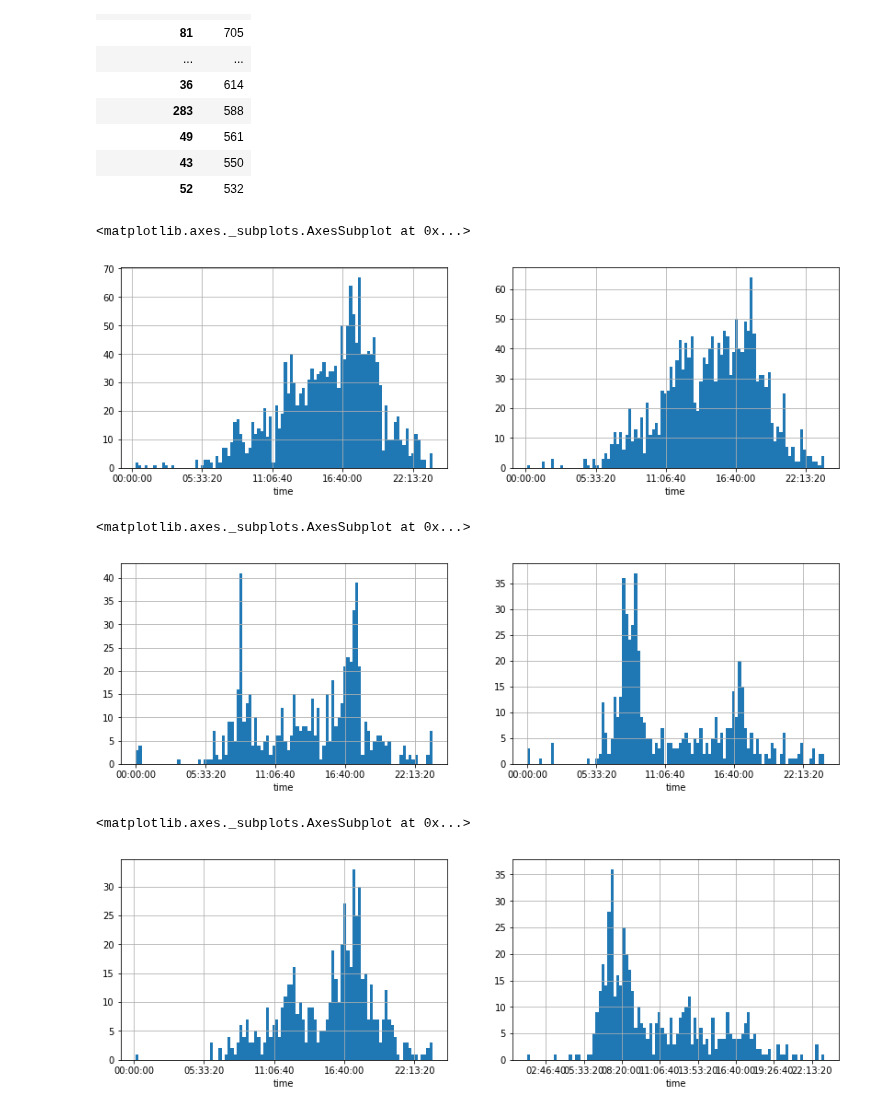
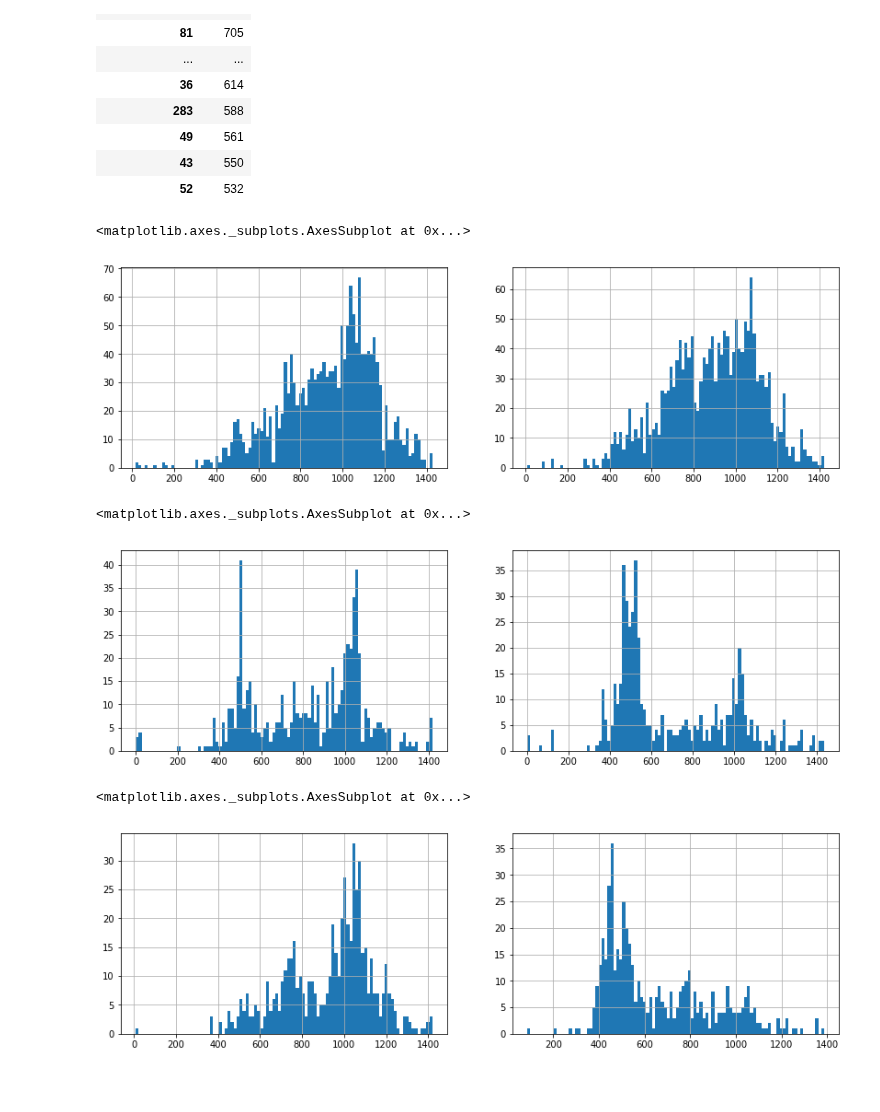
Before and after one commit to sdpython/ensae_projects, a Jupyter notebook: _doc/notebooks/challenges/city_bike/bike_chicago.ipynb, the cells around one changed output. Saved outputs shown, nothing was run; the diff lists cells and outputs as text; code cells hidden in the pictures; blank space fills up the shorter version.

```diff
--- a/_doc/notebooks/challenges/city_bike/bike_chicago.ipynb
+++ b/_doc/notebooks/challenges/city_bike/bike_chicago.ipynb
@@ -106,22 +106,22 @@ sept16[["from_station_id", "trip_id"]].groupby("from_station_id").count().sort_v
 # %%
 import matplotlib.pyplot as plt
 fig, ax = plt.subplots(1, 2, figsize=(14,4))
-sept16[sept16.from_station_id == 35]["time"].hist(bins=100, ax=ax[0])
-sept16[sept16.to_station_id == 35]["time"].hist(bins=100, ax=ax[1])
+sept16[sept16.from_station_id == 35]["time"].apply(lambda t: t.minute + t.hour*60).hist(bins=100, ax=ax[0])
+sept16[sept16.to_station_id == 35]["time"].apply(lambda t: t.minute + t.hour*60).hist(bins=100, ax=ax[1])
 # %% [output]
 <matplotlib.axes._subplots.AxesSubplot at 0x...>
-[figure, old version]
+[figure, new version]
 # %%
 fig, ax = plt.subplots(1, 2, figsize=(14,4))
-sept16[sept16.from_station_id == 36]["time"].hist(bins=100, ax=ax[0])
-sept16[sept16.to_station_id == 36]["time"].hist(bins=100, ax=ax[1])
+sept16[sept16.from_station_id == 36]["time"].apply(lambda t: t.minute + t.hour*60).hist(bins=100, ax=ax[0])
+sept16[sept16.to_station_id == 36]["time"].apply(lambda t: t.minute + t.hour*60).hist(bins=100, ax=ax[1])
 # %% [output]
 <matplotlib.axes._subplots.AxesSubplot at 0x...>
-[figure, old version]
+[figure, new version]
 # %%
 fig, ax = plt.subplots(1, 2, figsize=(14,4))
-sept16[sept16.from_station_id == 49]["time"].hist(bins=100, ax=ax[0])
-sept16[sept16.to_station_id == 49]["time"].hist(bins=100, ax=ax[1])
+sept16[sept16.from_station_id == 49]["time"].apply(lambda t: t.minute + t.hour*60).hist(bins=100, ax=ax[0])
+sept16[sept16.to_station_id == 49]["time"].apply(lambda t: t.minute + t.hour*60).hist(bins=100, ax=ax[1])
 # %% [output]
 <matplotlib.axes._subplots.AxesSubplot at 0x...>
-[figure, old version]
+[figure, new version]
```
Also changed, not shown: parts of 2 cells of this notebook.
